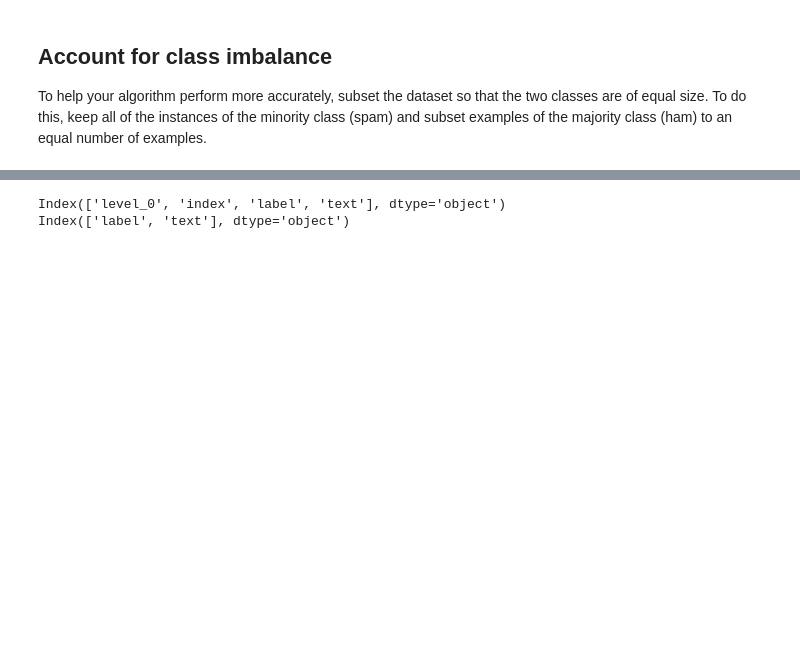
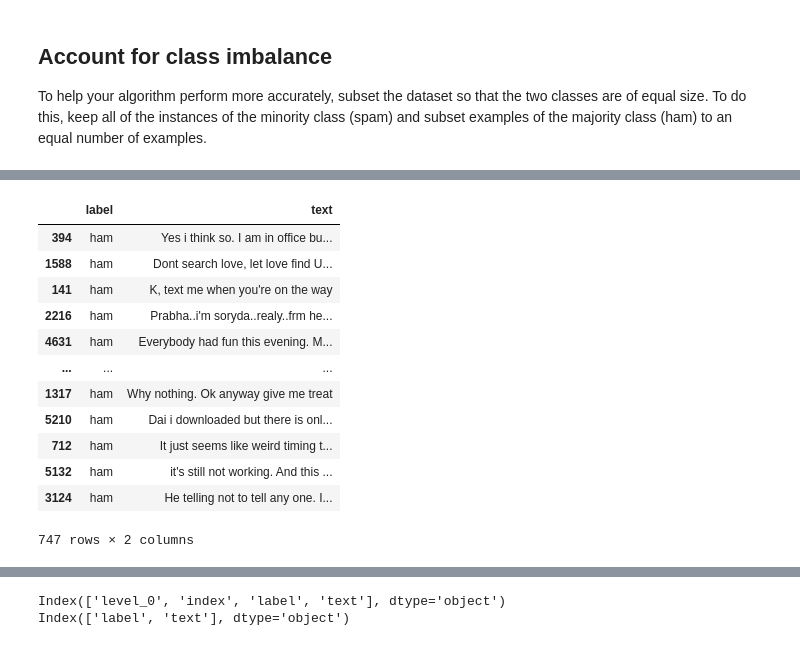
Before and after one commit to poariston/dsc-document-classification-with-naive-bayes-lab-online-ds-sp-000, a Jupyter notebook: index.ipynb, the cells around one changed output, grey strips where cells are left out. Saved outputs shown, nothing was run; the diff lists cells and outputs as text; code cells hidden in the pictures; blank space fills up the shorter version.

```diff
--- a/index.ipynb
+++ b/index.ipynb
@@ -87,6 +87,23 @@ Name: label, dtype: int64
 | 5566 | NaN | spam | REMINDER FROM O2: To get 2.50 pou... |
 | 5567 | NaN | spam | This is the 2nd time we have trie... |
 1494 rows × 3 columns
+# %%
+# easier method:
+df[df['label']=='ham'].sample(n=747)
+# %% [output]
+|  | label | text |
+| 394 | ham | Yes i think so. I am in office bu... |
+| 1588 | ham | Dont search love, let love find U... |
+| 141 | ham | K, text me when you're on the way |
+| 2216 | ham | Prabha..i'm soryda..realy..frm he... |
+| 4631 | ham | Everybody had fun this evening. M... |
+| ... | ... | ... |
+| 1317 | ham | Why nothing. Ok anyway give me treat |
+| 5210 | ham | Dai i downloaded but there is onl... |
+| 712 | ham | It just seems like weird timing t... |
+| 5132 | ham | it's still not working. And this ... |
+| 3124 | ham | He telling not to tell any one. I... |
+747 rows × 2 columns
 # %%
 df_balanced.reset_index(inplace=True)
 # %%
```
Also changed, not shown: parts of 25 cells of this notebook.
